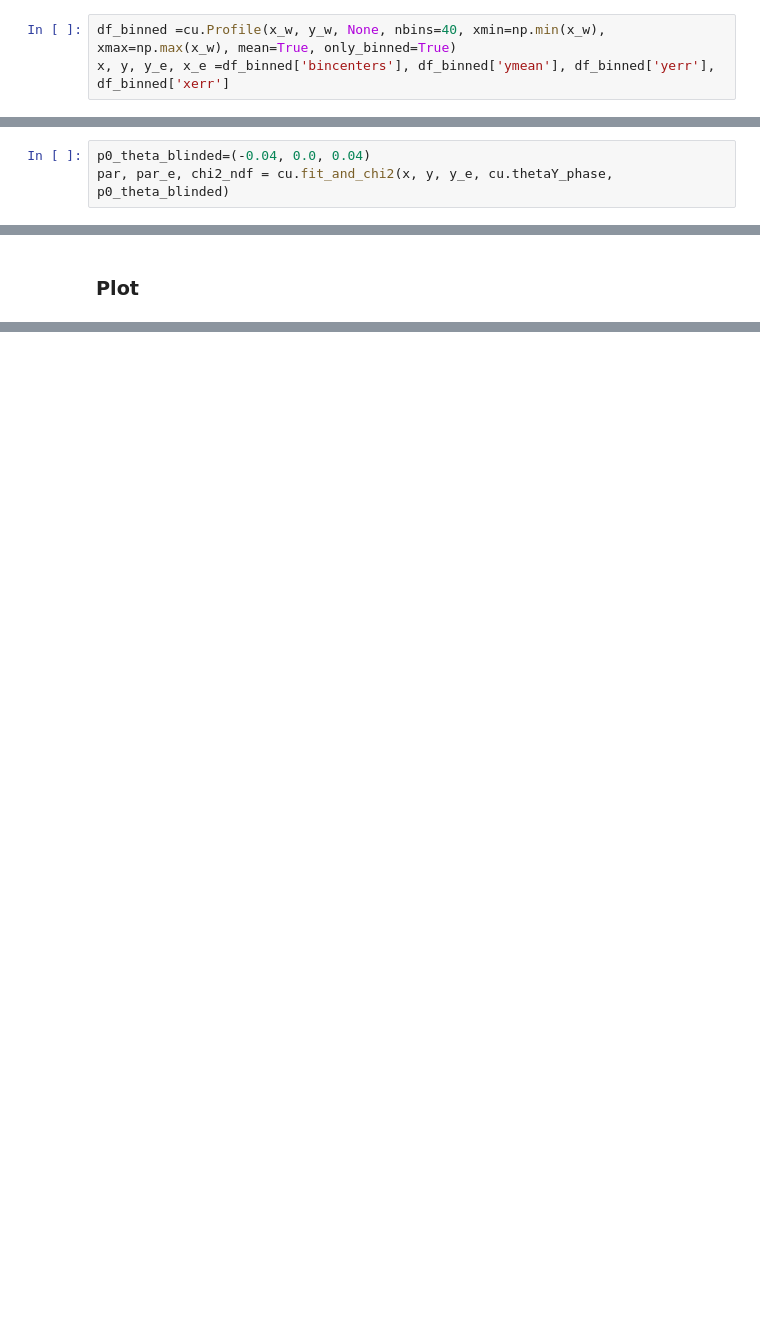
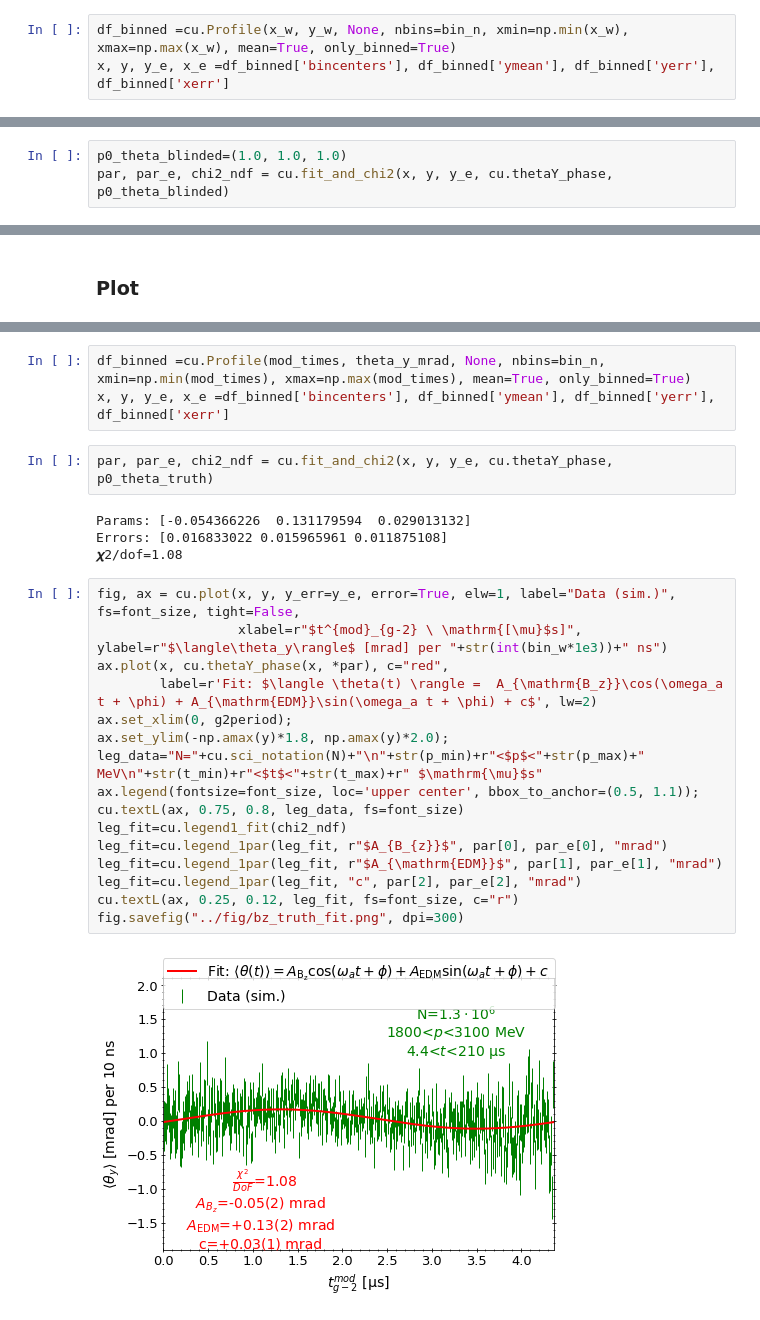
Before and after one commit to glukicov/EDMTracking, a Jupyter notebook: JupyterNB/Bz_sim.ipynb, the cells around one changed output, grey strips where cells are left out. Cells and saved outputs as stored; diff of their text form; blank space fills up the shorter version.

```diff
--- a/JupyterNB/Bz_sim.ipynb
+++ b/JupyterNB/Bz_sim.ipynb
@@ -164,11 +163,11 @@ Using passed freq and edges
 # %% [markdown]
 ### Profile
 # %%
-df_binned =cu.Profile(x_w, y_w, None, nbins=40, xmin=np.min(x_w), xmax=np.max(x_w), mean=True, only_binned=True)
+df_binned =cu.Profile(x_w, y_w, None, nbins=bin_n, xmin=np.min(x_w), xmax=np.max(x_w), mean=True, only_binned=True)
 x, y, y_e, x_e =df_binned['bincenters'], df_binned['ymean'], df_binned['yerr'], df_binned['xerr']
 # %% [markdown]
 ### Fit
 # %%
-p0_theta_blinded=(-0.04, 0.0, 0.04)
+p0_theta_blinded=(1.0, 1.0, 1.0)
 par, par_e, chi2_ndf = cu.fit_and_chi2(x, y, y_e, cu.thetaY_phase, p0_theta_blinded)
 # %% [output]
@@ -197,0 +199,27 @@ fig.savefig("../fig/bz_fit_"+str(t_min)+"_"+str(t_max)+".png", dpi=300)
+# %%
+df_binned =cu.Profile(mod_times, theta_y_mrad, None, nbins=bin_n, xmin=np.min(mod_times), xmax=np.max(mod_times), mean=True, only_binned=True)
+x, y, y_e, x_e =df_binned['bincenters'], df_binned['ymean'], df_binned['yerr'], df_binned['xerr']
+# %%
+par, par_e, chi2_ndf = cu.fit_and_chi2(x, y, y_e, cu.thetaY_phase, p0_theta_truth)
+# %% [output]
+Params: [-0.054366226  0.131179594  0.029013132]
+Errors: [0.016833022 0.015965961 0.011875108]
+𝝌2/dof=1.08
+# %%
+fig, ax = cu.plot(x, y, y_err=y_e, error=True, elw=1, label="Data (sim.)", fs=font_size, tight=False,
+                  xlabel=r"$t^{mod}_{g-2} \ \mathrm{[\mu}$s]",  ylabel=r"$\langle\theta_y\rangle$ [mrad] per "+str(int(bin_w*1e3))+" ns")
+ax.plot(x, cu.thetaY_phase(x, *par), c="red",
+        label=r'Fit: $\langle \theta(t) \rangle =  A_{\mathrm{B_z}}\cos(\omega_a t + \phi) + A_{\mathrm{EDM}}\sin(\omega_a t + \phi) + c$', lw=2)
+ax.set_xlim(0, g2period);
+ax.set_ylim(-np.amax(y)*1.8, np.amax(y)*2.0);
+leg_data="N="+cu.sci_notation(N)+"\n"+str(p_min)+r"<$p$<"+str(p_max)+" MeV\n"+str(t_min)+r"<$t$<"+str(t_max)+r" $\mathrm{\mu}$s"
+ax.legend(fontsize=font_size, loc='upper center', bbox_to_anchor=(0.5, 1.1));
+cu.textL(ax, 0.75, 0.8, leg_data, fs=font_size)
+leg_fit=cu.legend1_fit(chi2_ndf)
+leg_fit=cu.legend_1par(leg_fit, r"$A_{B_{z}}$", par[0], par_e[0], "mrad")
+leg_fit=cu.legend_1par(leg_fit, r"$A_{\mathrm{EDM}}$", par[1], par_e[1], "mrad")
+leg_fit=cu.legend_1par(leg_fit, "c", par[2], par_e[2], "mrad")
+cu.textL(ax, 0.25, 0.12, leg_fit, fs=font_size, c="r")
+fig.savefig("../fig/bz_truth_fit.png", dpi=300)
+# %% [output]
+[figure, added]
```
Also changed, not shown: parts of 10 cells of this notebook, 2 other files.
